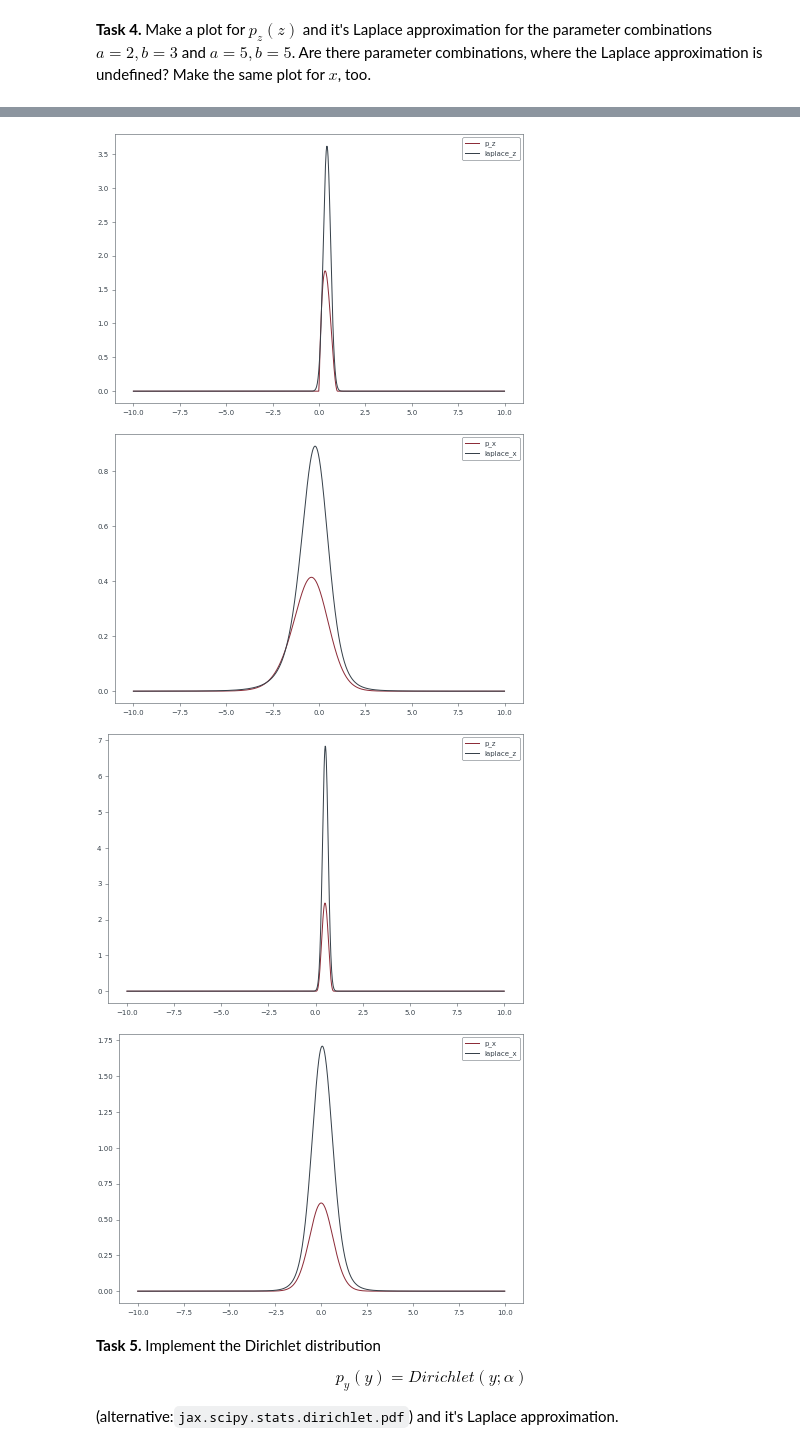
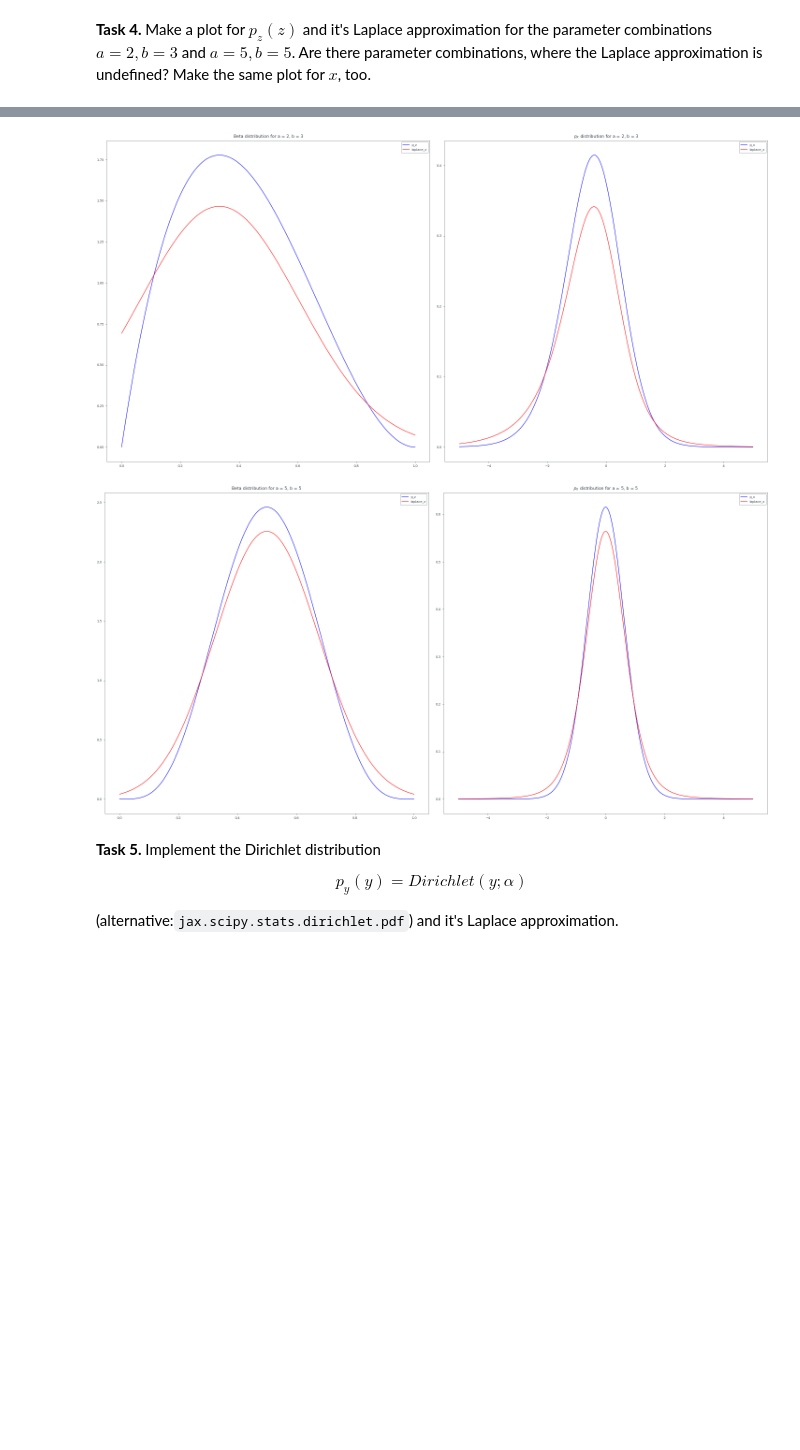
Before and after one commit to Bozcomlekci/PML, a Jupyter notebook: Ex02.ipynb, the cells around one changed output, grey strips where cells are left out. Drawn from its saved outputs; the diff is of its cells as text; code cells hidden in the pictures; blank space fills up the shorter version.

```diff
--- a/Ex02.ipynb
+++ b/Ex02.ipynb
@@ -112,7 +112,7 @@ def p_x(x, a, b):
     # TODO
     logistic_x = jax.scipy.special.expit(x)
     p_Z = p_z(logistic_x, a, b)
-    p_X = p_Z * logistic_x * (1 - logistic_x)
+    p_X = p_Z * jax.scipy.special.expit(x) * (1 - jax.scipy.special.expit(x))
     return p_X
 # %% [markdown]
 **Task 3.** Compute the Laplace approximations for both,  $p_z(z)$ and $p_x(x)$.
@@ -128,9 +128,10 @@ def laplace_z(a, b):
       A function with the same argument as the beta distribution.
     """
     # TODO
-    mu = a / (a + b)
-    sigma = jnp.sqrt(a * b / ((a + b)**2 * (a + b + 1)))
-    p_Z = lambda z: jax.scipy.stats.norm.pdf(z, loc=mu, scale=sigma) / (sigma * (1 + jnp.exp(-z))**2)
+    #Laplace approximation for the beta distribution
+    x_hat = (a - 1) / (a + b - 2)
+    hessian = (a + b - 2) ** 2 * (1/(a - 1) + 1/(b - 1))
+    p_Z = lambda z: jax.scipy.stats.norm.pdf(z, x_hat, 1 / jnp.sqrt(hessian))
     return p_Z
 
 def laplace_x(a, b):
@@ -151,34 +152,37 @@ def laplace_x(a, b):
 **Task 4.** Make a plot for $p_z(z)$ and it's Laplace approximation for the parameter combinations $a=2, b=3$ and $a=5, b=5$. Are there parameter combinations, where the Laplace approximation is undefined? Make the same plot for $x$, too.
 # %%
 # TODO: Plot
-z = np.linspace(-10, 10, 1000)
-x = np.linspace(-10, 10, 1000)
+z = np.linspace(0, 1, 1000)
+x = np.linspace(-5, 5, 1000)
 a = 2
 b = 3
+fig, (ax1, ax2) = plt.subplots(1, 2, figsize=(20, 10))
 
-plt.plot(z, p_z(z, a, b), label="p_z")
-plt.plot(z, laplace_z(a, b)(z), label="laplace_z")
-plt.legend()
-plt.show()
+ax1.plot(z, p_z(z, a, b), label="p_z", color="blue")
+ax1.plot(z, laplace_z(a, b)(z), label="laplace_z", color="red")
+ax1.set_title("Beta distribution for a = 2, b = 3")
+ax1.legend()
 
-plt.plot(x, p_x(x, a, b), label="p_x")
-plt.plot(x, laplace_x(a, b)(x), label="laplace_x")
-plt.legend()
-plt.show()
+ax2.plot(x, p_x(x, a, b), label="p_x", color="blue")
+ax2.plot(x, laplace_x(a, b)(x), label="laplace_x", color="red")
+ax2.set_title("$p_X$ distribution for a = 2, b = 3")
+ax2.legend()
 
 # TODO: Plot
 a = 5
 b = 5
-z = np.linspace(-10, 10, 1000)
-x = np.linspace(-10, 10, 1000)
+z = np.linspace(0, 1, 1000)
+x = np.linspace(-5, 5, 1000)
 
-plt.plot(z, p_z(z, a, b), label="p_z")
-plt.plot(z, laplace_z(a, b)(z), label="laplace_z")
-plt.legend()
-plt.show()
+fig, (ax1, ax2) = plt.subplots(1, 2, figsize=(20, 10))
+ax1.plot(z, p_z(z, a, b), label="p_z", color="blue")
+ax1.plot(z, laplace_z(a, b)(z), label="laplace_z", color="red")
+ax1.set_title("Beta distribution for a = 5, b = 5")
 
-plt.plot(x, p_x(x, a, b), label="p_x")
-plt.plot(x, laplace_x(a, b)(x), label="laplace_x")
-plt.legend()
-plt.show()
+ax1.legend()
+
+ax2.plot(x, p_x(x, a, b), label="p_x", color="blue")
+ax2.plot(x, laplace_x(a, b)(x), label="laplace_x", color="red")
+ax2.set_title("$p_X$ distribution for a = 5, b = 5")
+ax2.legend()
 # %% [output]
@@ -188,7 +190,5 @@ WARNING:matplotlib.font_manager:findfont: Generic family 'sans-serif' not found
-[figure, old version]
+[figure, new version]
-[figure, old version]
+[figure, new version]
-[figure, removed]
-[figure, removed]
 # %% [markdown]
 **Task 5.** Implement the Dirichlet distribution
 
```
Also changed, not shown: parts of 2 cells of this notebook.
